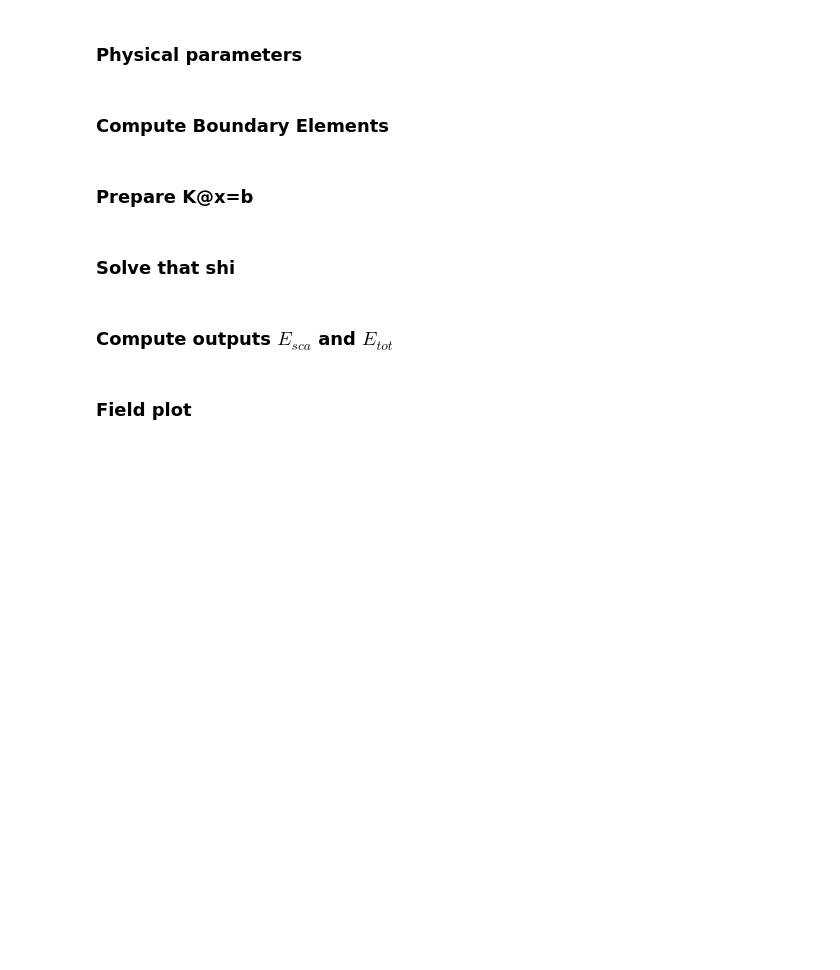
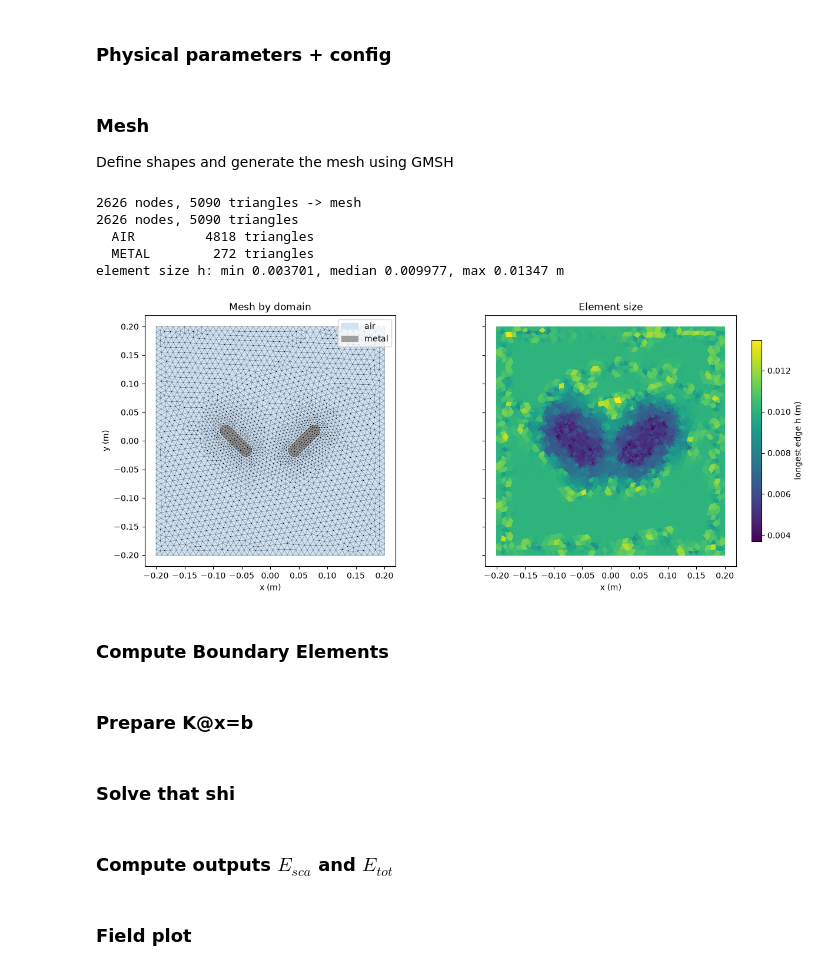
Before and after one commit to tenderribs/wifi-room-mom, a Jupyter notebook: main.ipynb, the cells around one changed output. Drawn from its saved outputs; the diff is of its cells as text; code cells hidden in the pictures; blank space fills up the shorter version.

Commit message:
generate mesh from geom. def and find boundaries by domain

```diff
--- a/main.ipynb
+++ b/main.ipynb
@@ -14,2 +14,0 @@ nodes, elements = load_meshes()
-# %% [markdown]
-### Physical parameters
@@ -33,0 +15,2 @@ rs = np.array([-0.1, -0.1])  # Router placement
+# %% [markdown]
+### Physical parameters + config
@@ -34,3 +35,44 @@ rs = np.array([-0.1, -0.1])  # Router placement
+# %% [markdown]
+### Mesh
+
+Define shapes and generate the mesh using GMSH
+# %%
+mesh_dir = "mesh"
+
+gen_meshes(
+    box=(-0.2, -0.2, 0.2, 0.2),
+    shapes=[
+        Stadium(
+            x=0.06,
+            y=-0.0,
+            length=0.05,
+            r=0.01,
+            angle=np.pi / 4,
+            domain=Domain.METAL,
+        ),
+        Stadium(
+            x=-0.06,
+            y=0.0,
+            length=0.05,
+            r=0.01,
+            angle=3 * np.pi / 4,
+            domain=Domain.METAL,
+        ),
+    ],
+    h_far=0.01,
+    h_shape=0.005,
+    out_dir=mesh_dir,
+)
+
+nodes, elements = load_meshes(src_dir=mesh_dir)
+plot_meshes(nodes=nodes, elements=elements)
+# %% [output]
+2626 nodes, 5090 triangles -> mesh
+2626 nodes, 5090 triangles
+  AIR         4818 triangles
+  METAL        272 triangles
+element size h: min 0.003701, median 0.009977, max 0.01347 m
+[figure, added]
 # %% [markdown]
 ### Compute Boundary Elements
 # %%
```
Also changed, not shown: parts of 8 cells of this notebook, 8 other files.
